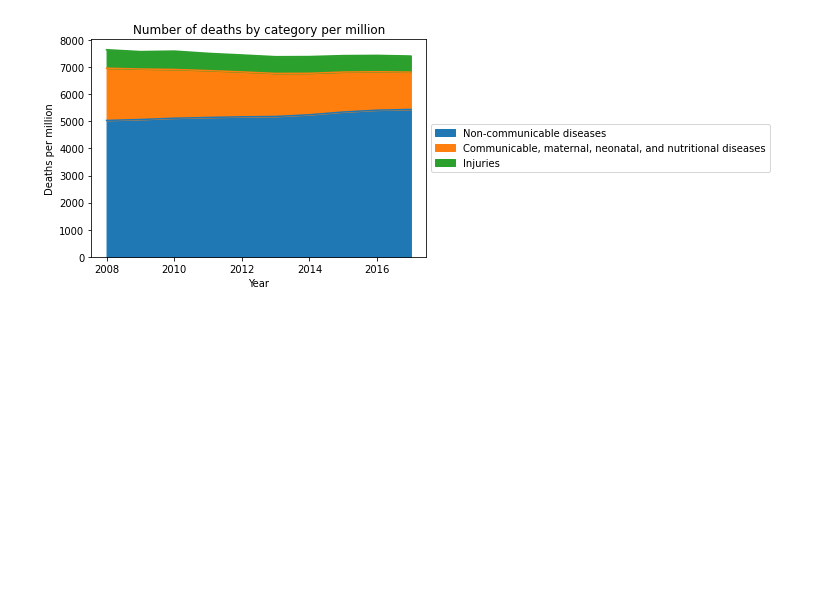
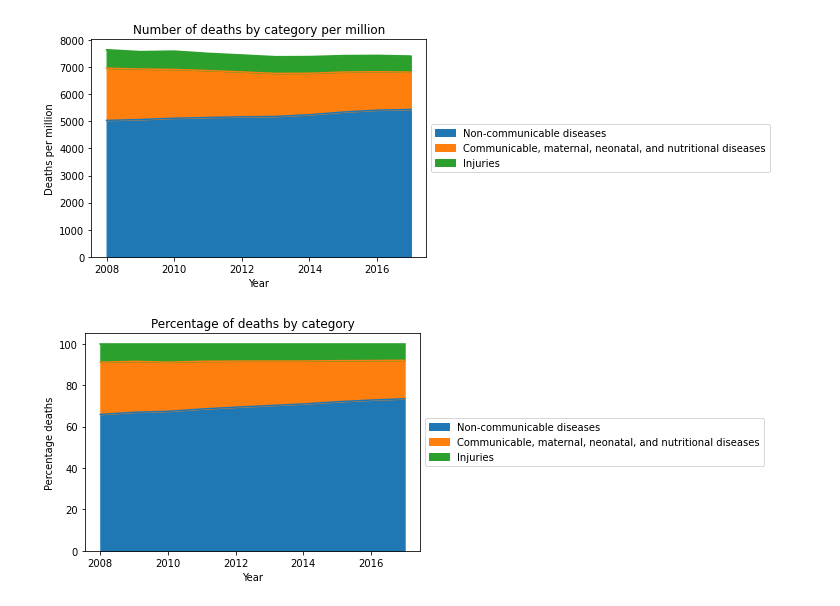
Before and after one commit to epfl-ada/ada-2021-project-hoja, a Jupyter notebook: test_death_data.ipynb, the cells around one changed output. Saved outputs shown, nothing was run; the diff lists cells and outputs as text; code cells hidden in the pictures; blank space fills up the shorter version.

```diff
--- a/test_death_data.ipynb
+++ b/test_death_data.ipynb
@@ -275,3 +328,6 @@ world_cat_death_per_million_df
 | 7 | World | OWID_WRL | 2015 | 5346.081861 | 1474.627140 | 607.976816 |
 | 8 | World | OWID_WRL | 2016 | 5413.106459 | 1420.240935 | 603.601854 |
 | 9 | World | OWID_WRL | 2017 | 5441.428361 | 1376.532644 | 594.171425 |
+# %%
+world_cat_death_relative_df = percentage_of_total_deaths(world_cat_death_df, cat_columns)
+world_cat_death_relative_df
@@ -296,9 +372,14 @@ def plot_line_chart(df, x_axis, y_axis, y_label, title, y_start_0 = False):
     plt.show()
 # %%
 def plot_stacked_area_chart(df, x_axis, y_axis, y_label, title):
+    """
+    Plots stacked area chart.
+    """
     df = df[y_axis +[x_axis]]
+
     ax = df.plot.area(x=x_axis, title=title, xlabel=x_axis, ylabel=y_label)
     ax.legend(loc='center left', bbox_to_anchor=(1, 0.5))
+
     plt.xlabel = x_axis
     plt.ylabel = y_label
     plt.title = title
@@ -324,3 +409,7 @@ plot_stacked_area_chart(world_cat_death_df, "Year", cat_columns, "Deaths", "Numb
 plot_stacked_area_chart(world_cat_death_per_million_df, "Year", cat_columns, "Deaths per million", "Number of deaths by category per million")
 # %% [output]
 [figure]
+# %%
+plot_stacked_area_chart(world_cat_death_relative_df, "Year", cat_columns, "Percentage deaths", "Percentage of deaths by category")
+# %% [output]
+[figure, added]
```
Also changed, not shown: parts of 16 cells of this notebook.
